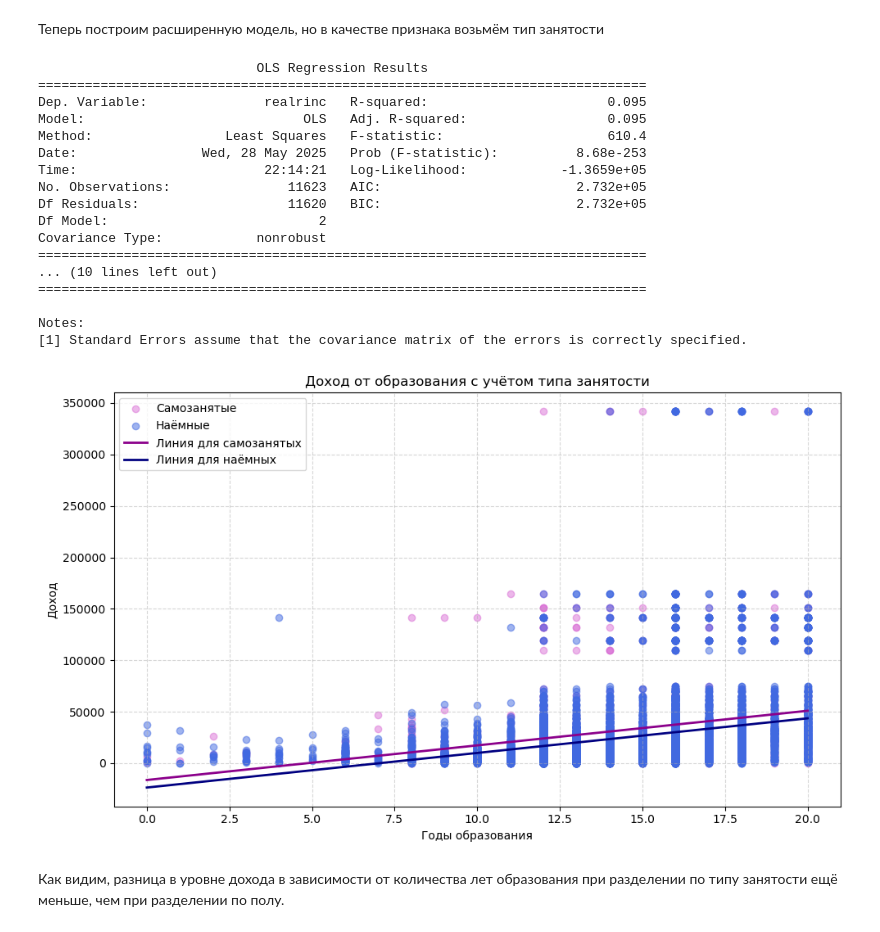
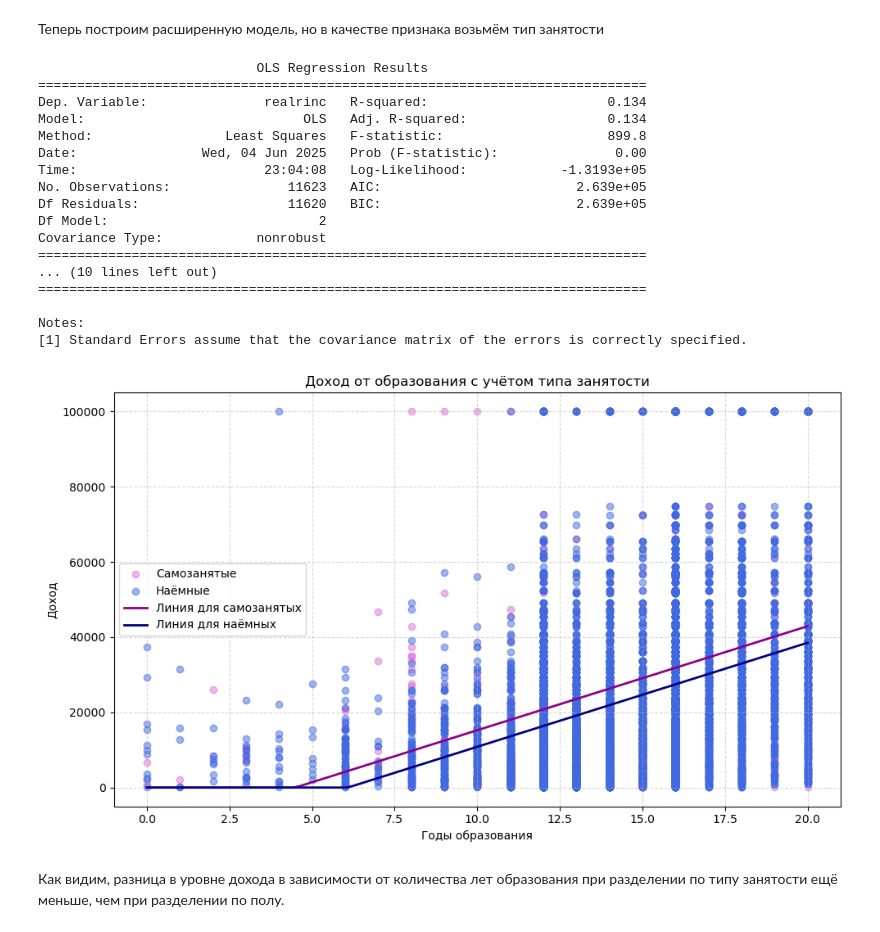
Before and after one commit to Strory/CourseWork3, a Jupyter notebook: Research1.ipynb, the cells around one changed output. Saved outputs shown, nothing was run; the diff lists cells and outputs as text; code cells hidden in the pictures.

```diff
--- a/Research1.ipynb
+++ b/Research1.ipynb
@@ -109,6 +109,8 @@ dtype: int64
 Количество строк с NaN после очистки: 0
 Количество строк: 11623
 11623
+# %%
+df['realrinc'] = df['realrinc'].apply(lambda x: x if x < 100_000 else 100_000)
 # %%
 print(df.describe())
 
@@ -603,13 +623,13 @@ print(model_extended2.summary())
 # %% [output]
                             OLS Regression Results
 ==============================================================================
-Dep. Variable:               realrinc   R-squared:                       0.095
-Model:                            OLS   Adj. R-squared:                  0.095
-Method:                 Least Squares   F-statistic:                     610.4
-Date:                Wed, 28 May 2025   Prob (F-statistic):          8.68e-253
-Time:                        22:14:21   Log-Likelihood:            -1.3659e+05
-No. Observations:               11623   AIC:                         2.732e+05
-Df Residuals:                   11620   BIC:                         2.732e+05
+Dep. Variable:               realrinc   R-squared:                       0.134
+Model:                            OLS   Adj. R-squared:                  0.134
+Method:                 Least Squares   F-statistic:                     899.8
+Date:                Wed, 04 Jun 2025   Prob (F-statistic):               0.00
+Time:                        23:04:08   Log-Likelihood:            -1.3193e+05
+No. Observations:               11623   AIC:                         2.639e+05
+Df Residuals:                   11620   BIC:                         2.639e+05
 Df Model:                           2
 Covariance Type:            nonrobust
 ==============================================================================
@@ -621,30 +641,33 @@ Notes:
 # %%
 intercept, b_educ, b_wrkslf = model_extended2.params
 
 educ_range = np.linspace(df['educ'].min(), df['educ'].max(), 100)
 
 y_entrep = intercept + b_educ * educ_range
 y_hired = intercept + b_educ * educ_range + b_wrkslf
+
+y_entrep = np.where(y_entrep < 0, 0, y_entrep)
+y_hired = np.where(y_hired < 0, 0, y_hired)
 
 plt.figure(figsize=(10, 6))
 
 plt.scatter(df[df['wrkslf'] == 0]['educ'], df[df['wrkslf'] == 0]['realrinc'],
             color='orchid', alpha=0.5, label='Самозанятые')
 plt.scatter(df[df['wrkslf'] == 1]['educ'], df[df['wrkslf'] == 1]['realrinc'],
             color='royalblue', alpha=0.5, label='Наёмные')
 
 plt.plot(educ_range, y_entrep, color='darkmagenta', linewidth=2, label='Линия для самозанятых')
 plt.plot(educ_range, y_hired, color='navy', linewidth=2, label='Линия для наёмных')
 
 plt.xlabel('Годы образования')
 plt.ylabel('Доход')
 plt.title('Доход от образования с учётом типа занятости')
 plt.legend()
 plt.grid(True, linestyle='--', alpha=0.5)
 plt.tight_layout()
 plt.show()
 # %% [output]
-[figure, old version]
+[figure, new version]
 # %% [markdown]
 Как видим, разница в уровне дохода в зависимости от количества лет образования при разделении по типу занятости ещё меньше, чем при разделении по полу.
 # %% [markdown]
```
Also changed, not shown: parts of 23 cells of this notebook, 8 other files.
